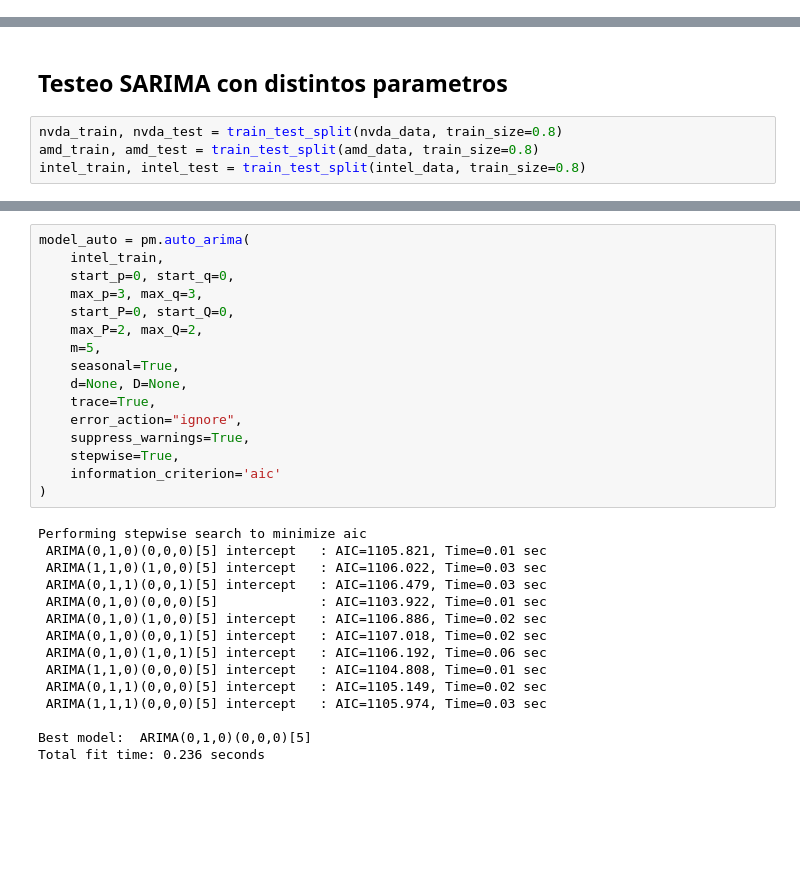
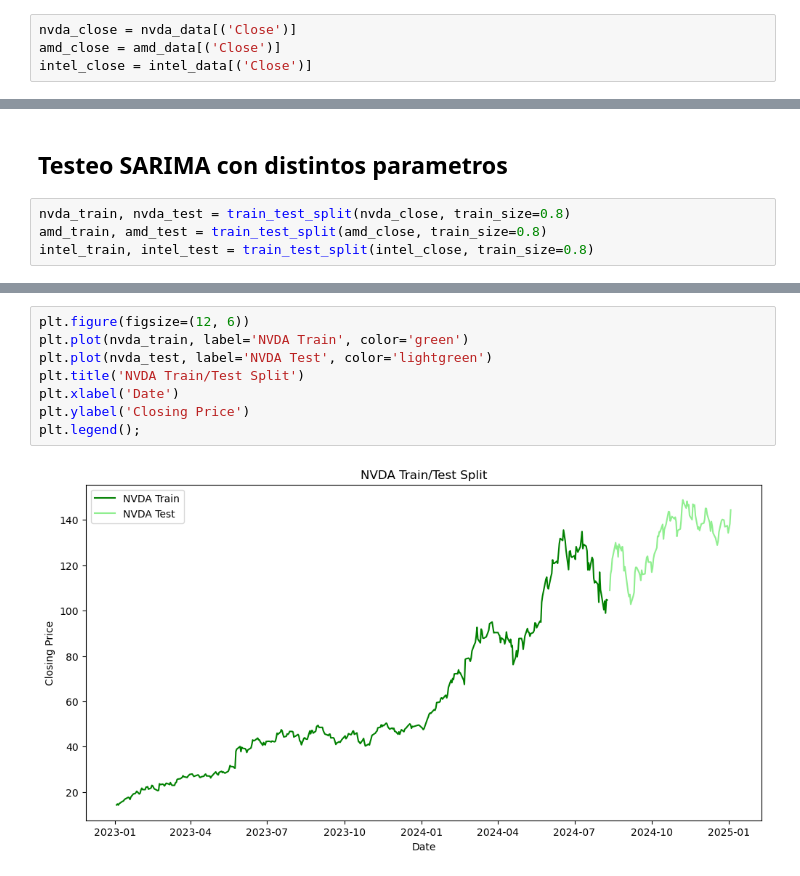
Before and after one commit to NicoPala01/AST_MCD_E10, a Jupyter notebook: AST_notebook.ipynb, the cells around one changed output, grey strips where cells are left out. Drawn from its saved outputs; the diff is of its cells as text; blank space fills up the shorter version.

Commit message:
base auto arima

```diff
--- a/AST_notebook.ipynb
+++ b/AST_notebook.ipynb
@@ -104,5 +89,9 @@ for p in [21, 63, 126, 252]:
 [figure]
 # %% [markdown]
 ### FAS, FAC, FACP
+# %%
+nvda_close = nvda_data[('Close')]
+amd_close = amd_data[('Close')]
+intel_close = intel_data[('Close')]
 # %%
 fig, axes = plt.subplots(3,1, figsize=(10,10))
@@ -239,6 +198,6 @@ Test KPSS y ADF indican que las series son no estacionarias
 # %% [markdown]
 ## Testeo SARIMA con distintos parametros
 # %%
-nvda_train, nvda_test = train_test_split(nvda_data, train_size=0.8)
-amd_train, amd_test = train_test_split(amd_data, train_size=0.8)
-intel_train, intel_test = train_test_split(intel_data, train_size=0.8)
+nvda_train, nvda_test = train_test_split(nvda_close, train_size=0.8)
+amd_train, amd_test = train_test_split(amd_close, train_size=0.8)
+intel_train, intel_test = train_test_split(intel_close, train_size=0.8)
@@ -310,31 +204,10 @@ Total fit time: 0.276 seconds
-# %%
-model_auto = pm.auto_arima(
-    intel_train,
-    start_p=0, start_q=0,
-    max_p=3, max_q=3,
-    start_P=0, start_Q=0,
-    max_P=2, max_Q=2,
-    m=5,
-    seasonal=True,
-    d=None, D=None,
-    trace=True,
-    error_action="ignore",
-    suppress_warnings=True,
-    stepwise=True,
-    information_criterion='aic'
-)
-# %% [output]
-Performing stepwise search to minimize aic
- ARIMA(0,1,0)(0,0,0)[5] intercept   : AIC=1105.821, Time=0.01 sec
- ARIMA(1,1,0)(1,0,0)[5] intercept   : AIC=1106.022, Time=0.03 sec
- ARIMA(0,1,1)(0,0,1)[5] intercept   : AIC=1106.479, Time=0.03 sec
- ARIMA(0,1,0)(0,0,0)[5]             : AIC=1103.922, Time=0.01 sec
- ARIMA(0,1,0)(1,0,0)[5] intercept   : AIC=1106.886, Time=0.02 sec
- ARIMA(0,1,0)(0,0,1)[5] intercept   : AIC=1107.018, Time=0.02 sec
- ARIMA(0,1,0)(1,0,1)[5] intercept   : AIC=1106.192, Time=0.06 sec
- ARIMA(1,1,0)(0,0,0)[5] intercept   : AIC=1104.808, Time=0.01 sec
- ARIMA(0,1,1)(0,0,0)[5] intercept   : AIC=1105.149, Time=0.02 sec
- ARIMA(1,1,1)(0,0,0)[5] intercept   : AIC=1105.974, Time=0.03 sec
-
-Best model:  ARIMA(0,1,0)(0,0,0)[5]
-Total fit time: 0.236 seconds
+# %%
+plt.figure(figsize=(12, 6))
+plt.plot(nvda_train, label='NVDA Train', color='green')
+plt.plot(nvda_test, label='NVDA Test', color='lightgreen')
+plt.title('NVDA Train/Test Split')
+plt.xlabel('Date')
+plt.ylabel('Closing Price')
+plt.legend();
+# %% [output]
+[figure, added]
```
Also changed, not shown: parts of 28 cells of this notebook.
